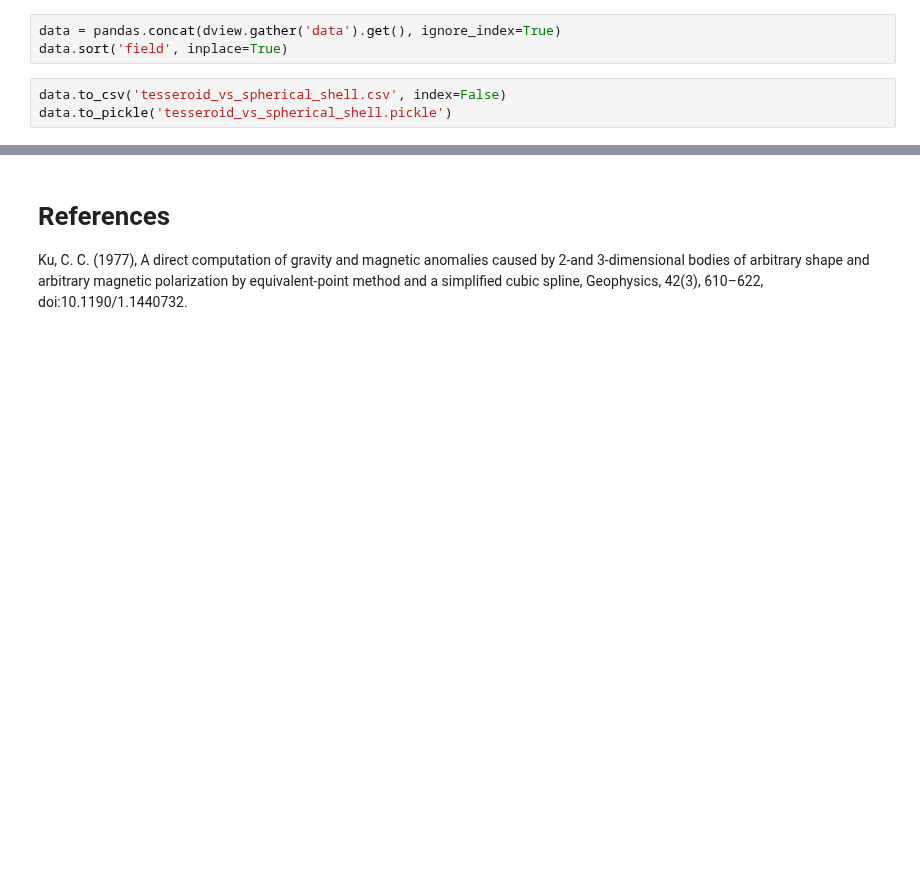
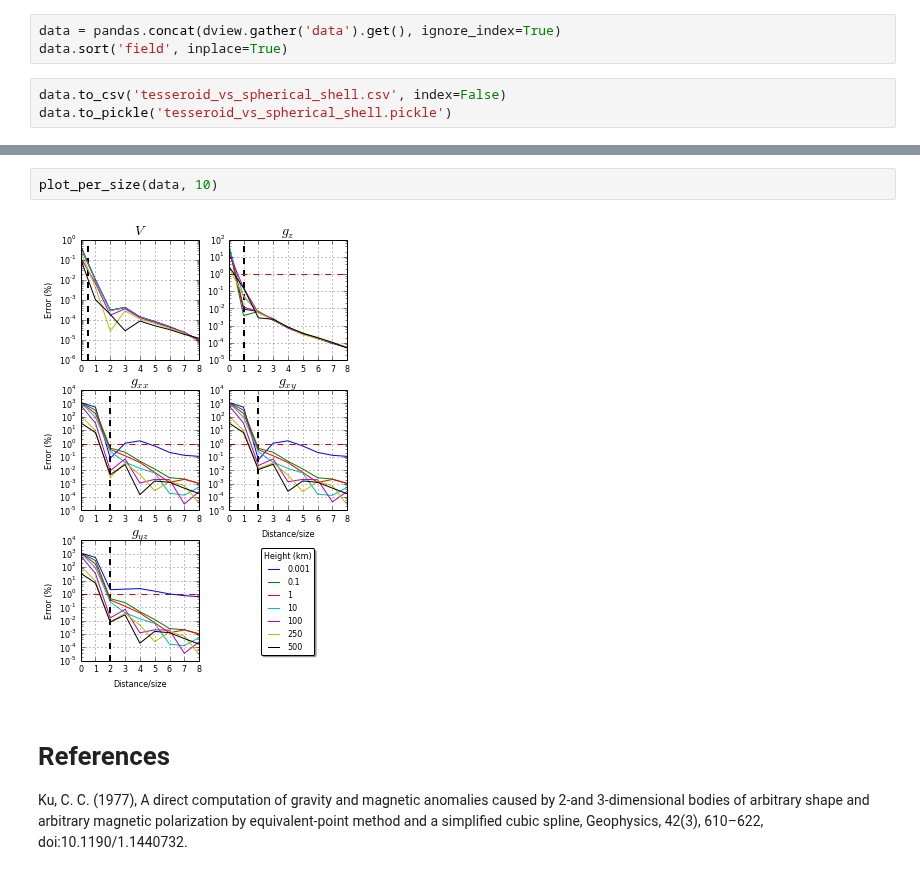
Before and after one commit to pinga-lab/paper-tesseroids, a Jupyter notebook: notebooks/tesseroid_vs_spherical_shell.ipynb, the cells around one changed output, grey strips where cells are left out. Saved outputs shown, nothing was run; the diff lists cells and outputs as text; blank space fills up the shorter version.

```diff
--- a/notebooks/tesseroid_vs_spherical_shell.ipynb
+++ b/notebooks/tesseroid_vs_spherical_shell.ipynb
@@ -276,3 +290,7 @@ plt.xlabel('Distance/size')
+# %%
+plot_per_size(data, 10)
+# %% [output]
+[figure, added]
 # %% [markdown]
 # References
 
```
Also changed, not shown: parts of 12 cells of this notebook, 2 other files.
